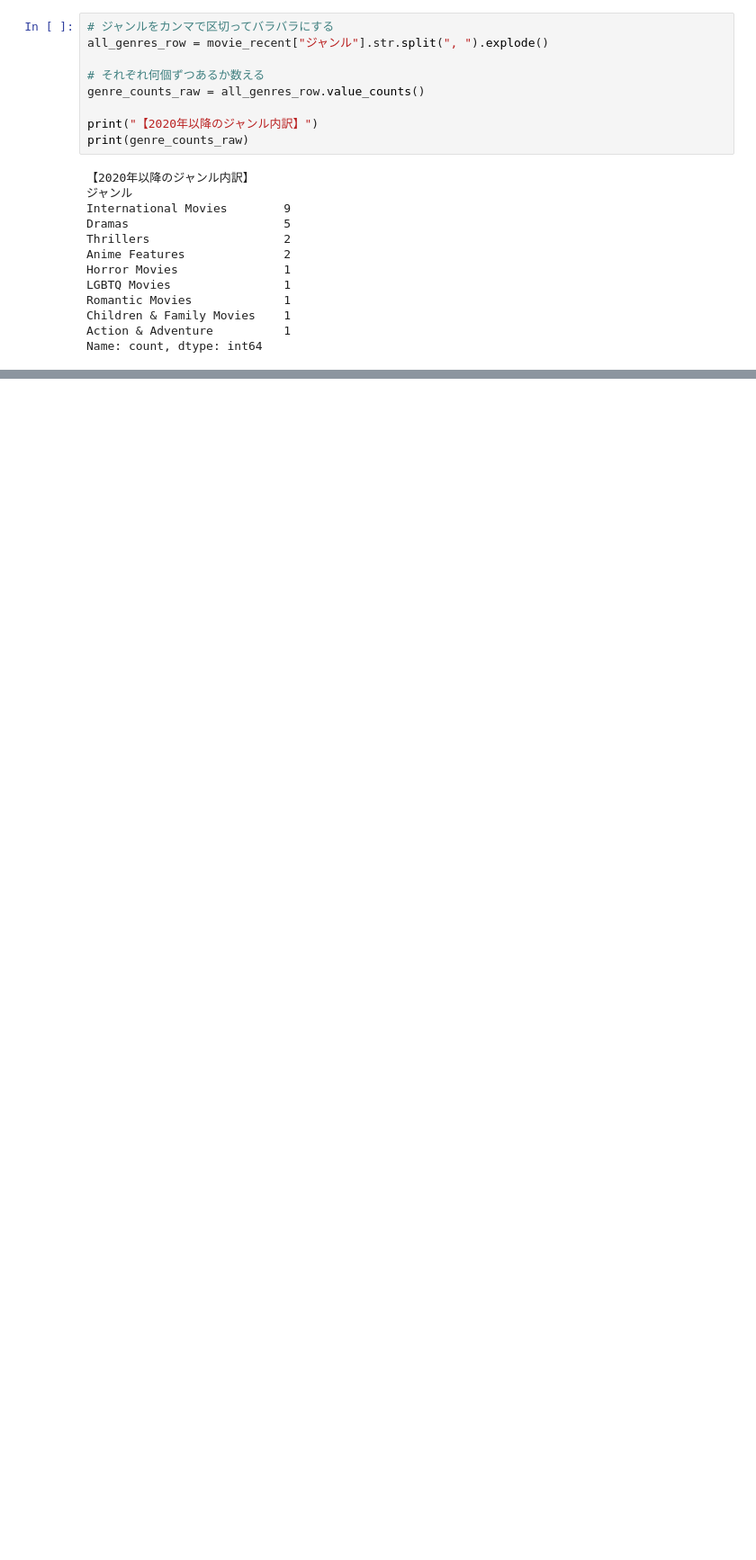
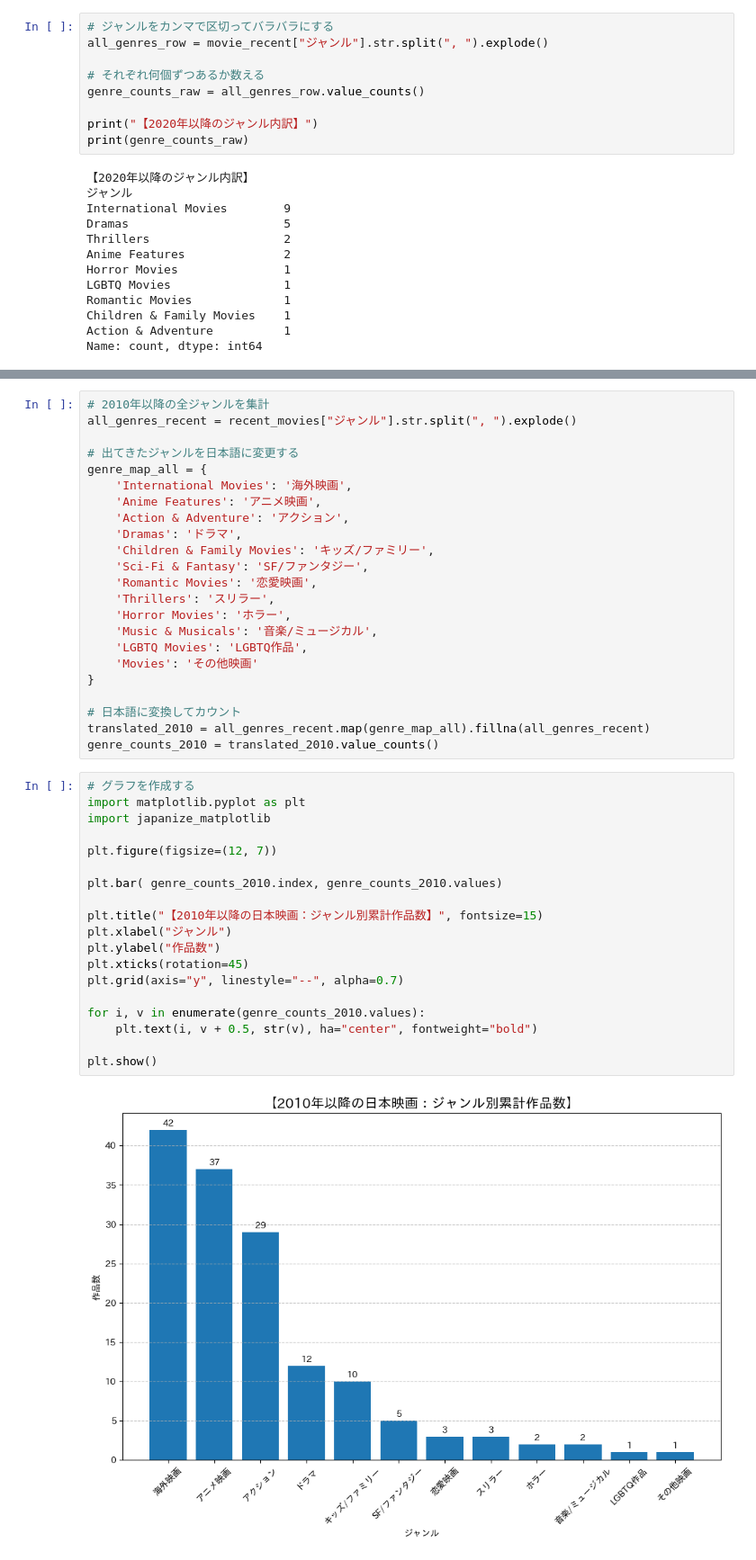
Before and after one commit to k6jf8wfhxh-ux/netflix-data-analysis, a Jupyter notebook: netflix_analysis.ipynb, the cells around one changed output, grey strips where cells are left out. Shown at 90% size. Drawn from its saved outputs; the diff is of its cells as text; blank space fills up the shorter version.

```diff
--- a/netflix_analysis.ipynb
+++ b/netflix_analysis.ipynb
@@ -270,0 +310,44 @@ genre_counts_jp = translated_genres.value_counts()
+# %%
+# 2010年以降の全ジャンルを集計
+all_genres_recent = recent_movies["ジャンル"].str.split(", ").explode()
+
+# 出てきたジャンルを日本語に変更する
+genre_map_all = {
+    'International Movies': '海外映画',
+    'Anime Features': 'アニメ映画',
+    'Action & Adventure': 'アクション',
+    'Dramas': 'ドラマ',
+    'Children & Family Movies': 'キッズ/ファミリー',
+    'Sci-Fi & Fantasy': 'SF/ファンタジー',
+    'Romantic Movies': '恋愛映画',
+    'Thrillers': 'スリラー',
+    'Horror Movies': 'ホラー',
+    'Music & Musicals': '音楽/ミュージカル',
+    'LGBTQ Movies': 'LGBTQ作品',
+    'Movies': 'その他映画'
+}
+
+# 日本語に変換してカウント
+translated_2010 = all_genres_recent.map(genre_map_all).fillna(all_genres_recent)
+genre_counts_2010 = translated_2010.value_counts()
+# %%
+# グラフを作成する
+import matplotlib.pyplot as plt
+import japanize_matplotlib
+
+plt.figure(figsize=(12, 7))
+
+plt.bar( genre_counts_2010.index, genre_counts_2010.values)
+
+plt.title("【2010年以降の日本映画：ジャンル別累計作品数】", fontsize=15)
+plt.xlabel("ジャンル")
+plt.ylabel("作品数")
+plt.xticks(rotation=45)
+plt.grid(axis="y", linestyle="--", alpha=0.7)
+
+for i, v in enumerate(genre_counts_2010.values):
+    plt.text(i, v + 0.5, str(v), ha="center", fontweight="bold")
+
+plt.show()
+# %% [output]
+[figure, added]
```
Also changed, not shown: parts of 6 cells of this notebook.
